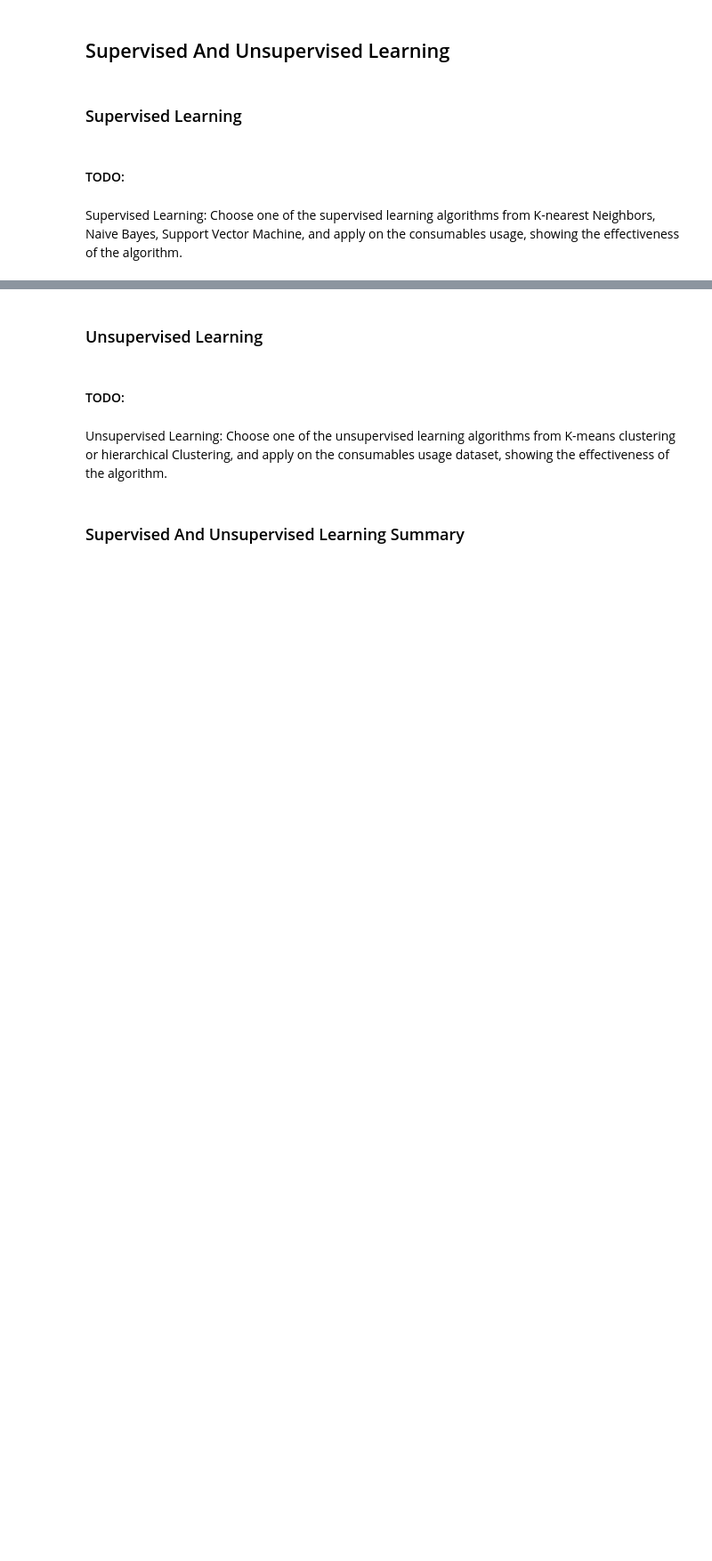
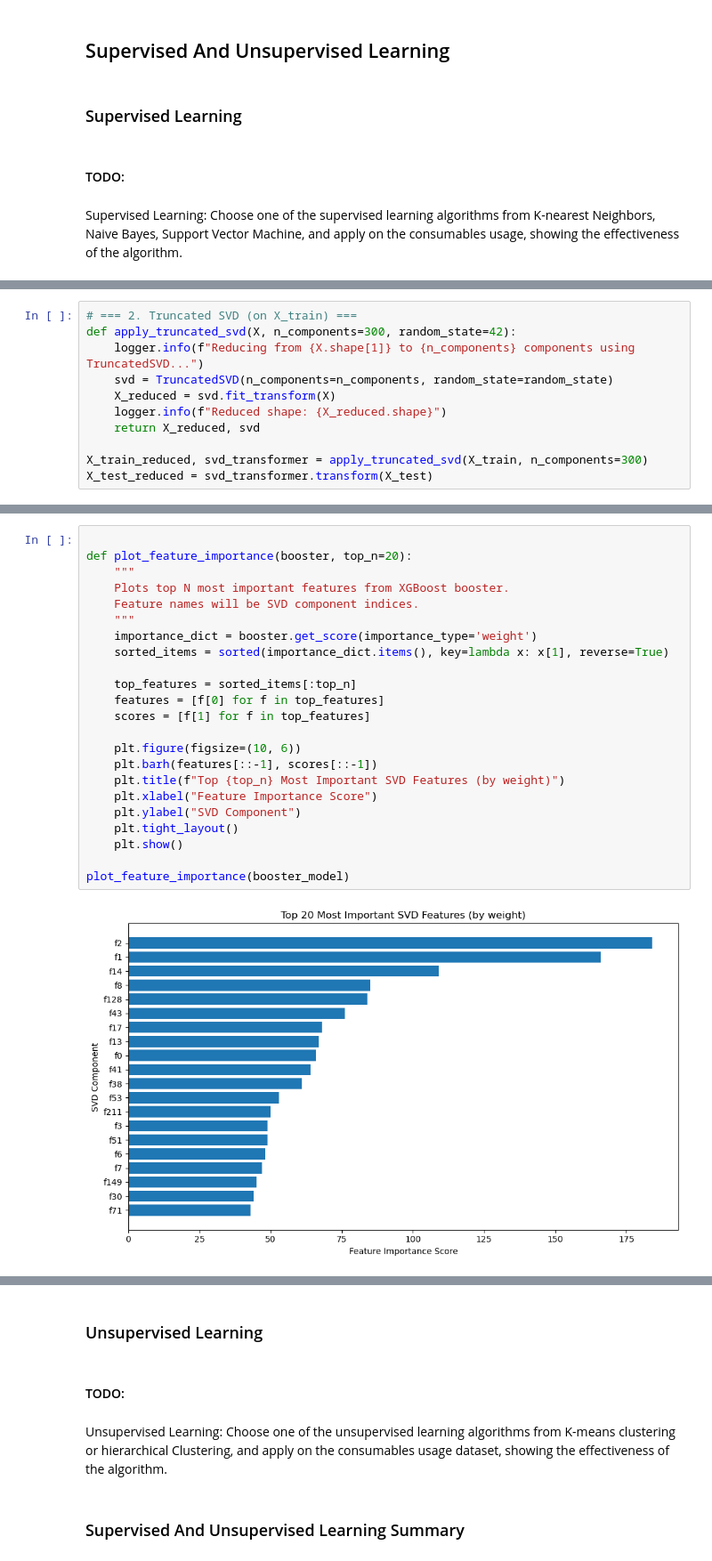
Before and after one commit to jdeleon3/Projects.RealFakeJobPredictor, a Jupyter notebook: ml/EDA/Project Fake Finder - Progress Report 2.ipynb, the cells around one changed output, grey strips where cells are left out. Shown at 89% size. Saved outputs shown, nothing was run; the diff lists cells and outputs as text; blank space fills up the shorter version.

```diff
--- a/ml/EDA/Project Fake Finder - Progress Report 2.ipynb
+++ b/ml/EDA/Project Fake Finder - Progress Report 2.ipynb
@@ -852,0 +1382,11 @@ Supervised Learning: Choose one of the supervised learning algorithms from K-nea
+# %%
+# === 2. Truncated SVD (on X_train) ===
+def apply_truncated_svd(X, n_components=300, random_state=42):
+    logger.info(f"Reducing from {X.shape[1]} to {n_components} components using TruncatedSVD...")
+    svd = TruncatedSVD(n_components=n_components, random_state=random_state)
+    X_reduced = svd.fit_transform(X)
+    logger.info(f"Reduced shape: {X_reduced.shape}")
+    return X_reduced, svd
+
+X_train_reduced, svd_transformer = apply_truncated_svd(X_train, n_components=300)
+X_test_reduced = svd_transformer.transform(X_test)
@@ -852,0 +1517,25 @@ Supervised Learning: Choose one of the supervised learning algorithms from K-nea
+# %%
+
+def plot_feature_importance(booster, top_n=20):
+    """
+    Plots top N most important features from XGBoost booster.
+    Feature names will be SVD component indices.
+    """
+    importance_dict = booster.get_score(importance_type='weight')
+    sorted_items = sorted(importance_dict.items(), key=lambda x: x[1], reverse=True)
+
+    top_features = sorted_items[:top_n]
+    features = [f[0] for f in top_features]
+    scores = [f[1] for f in top_features]
+
+    plt.figure(figsize=(10, 6))
+    plt.barh(features[::-1], scores[::-1])
+    plt.title(f"Top {top_n} Most Important SVD Features (by weight)")
+    plt.xlabel("Feature Importance Score")
+    plt.ylabel("SVD Component")
+    plt.tight_layout()
+    plt.show()
+
+plot_feature_importance(booster_model)
+# %% [output]
+[figure, added]
```
Also changed, not shown: parts of 17 cells of this notebook.
